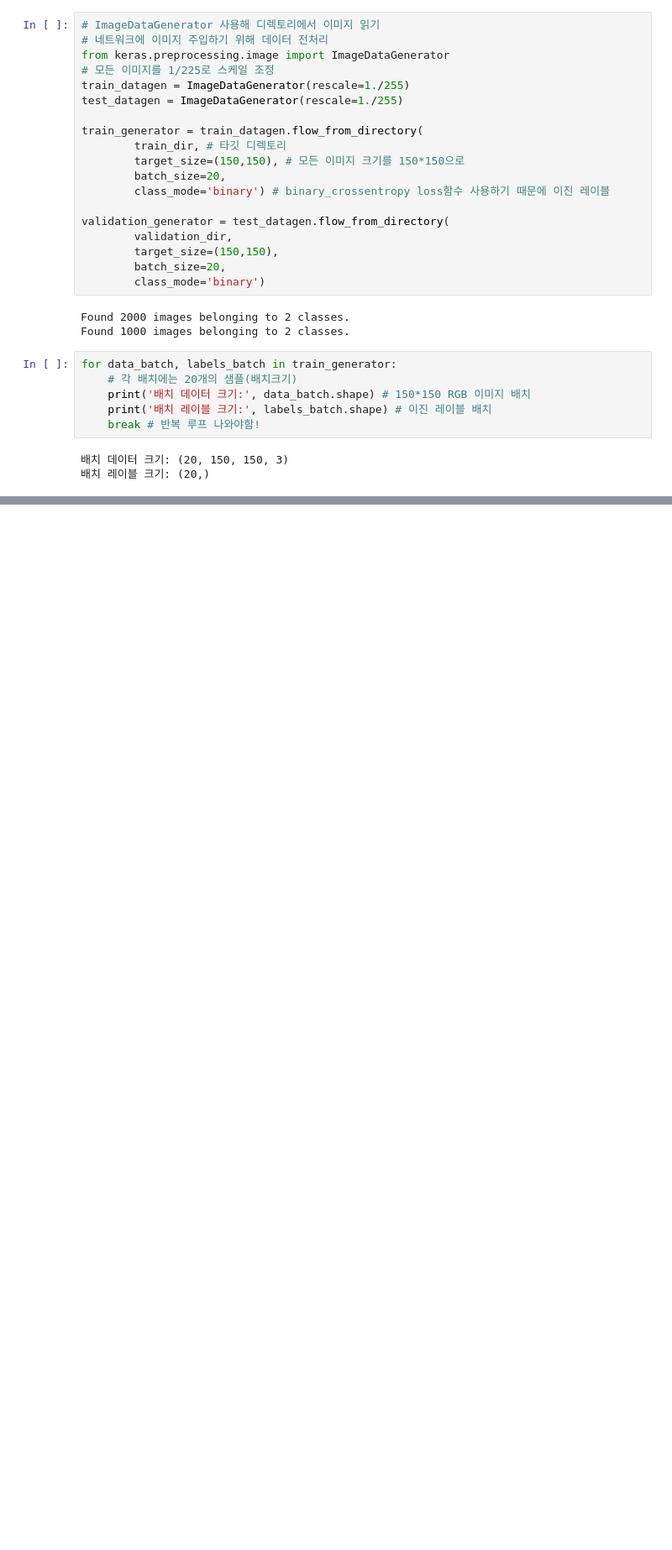
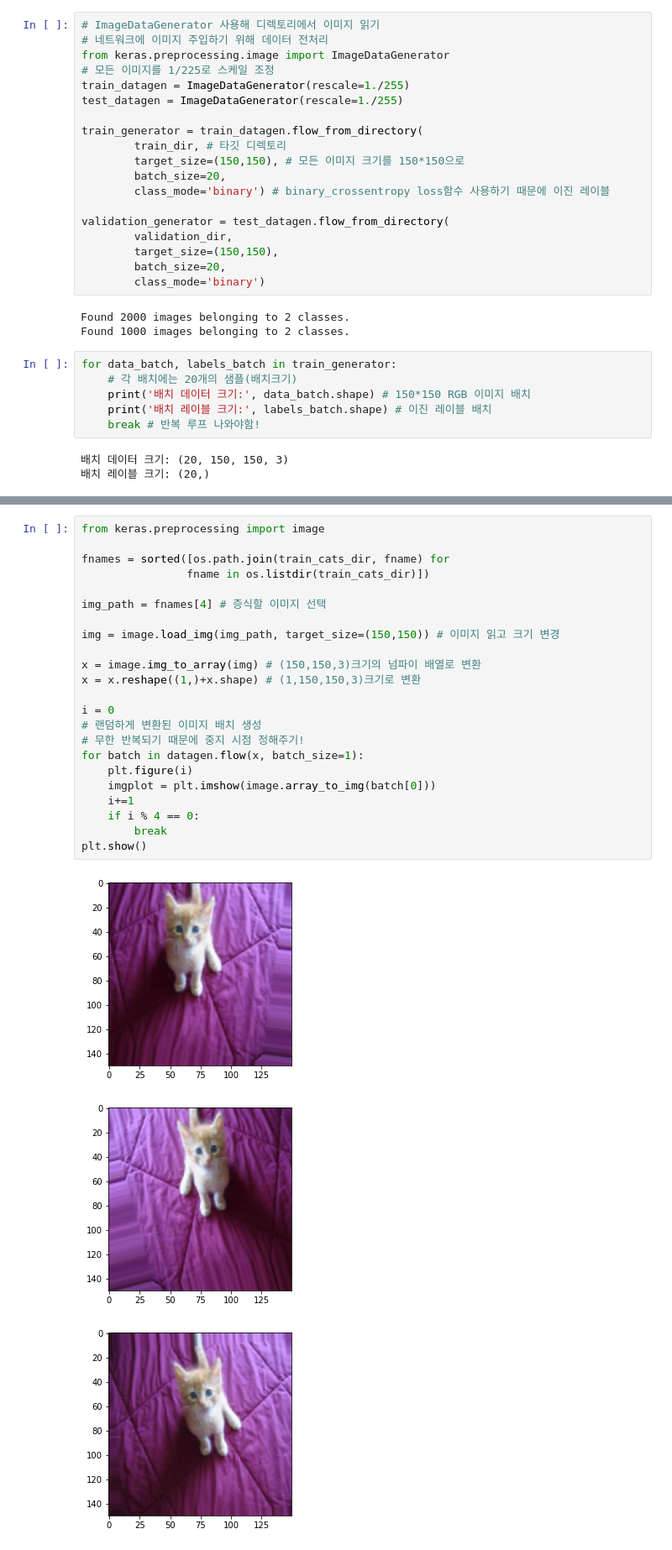
Before and after one commit to youngeun1207/keras, a Jupyter notebook: deep_learning_exr/convnet_with_small_datasets.ipynb, the cells around one changed output, grey strips where cells are left out. Shown at 84% size. Cells and saved outputs as stored; diff of their text form; blank space fills up the shorter version.

```diff
--- a/deep_learning_exr/convnet_with_small_datasets.ipynb
+++ b/deep_learning_exr/convnet_with_small_datasets.ipynb
@@ -279,0 +249,27 @@ plt.show()
+# %%
+from keras.preprocessing import image
+
+fnames = sorted([os.path.join(train_cats_dir, fname) for
+                fname in os.listdir(train_cats_dir)])
+
+img_path = fnames[4] # 증식할 이미지 선택
+
+img = image.load_img(img_path, target_size=(150,150)) # 이미지 읽고 크기 변경
+
+x = image.img_to_array(img) # (150,150,3)크기의 넘파이 배열로 변환
+x = x.reshape((1,)+x.shape) # (1,150,150,3)크기로 변환
+
+i = 0
+# 랜덤하게 변환된 이미지 배치 생성
+# 무한 반복되기 때문에 중지 시점 정해주기!
+for batch in datagen.flow(x, batch_size=1):
+    plt.figure(i)
+    imgplot = plt.imshow(image.array_to_img(batch[0]))
+    i+=1
+    if i % 4 == 0:
+        break
+plt.show()
+# %% [output]
+[figure, added]
+[figure, added]
+[figure, added]
```
Also changed, not shown: parts of 14 cells of this notebook, 2 other files.
